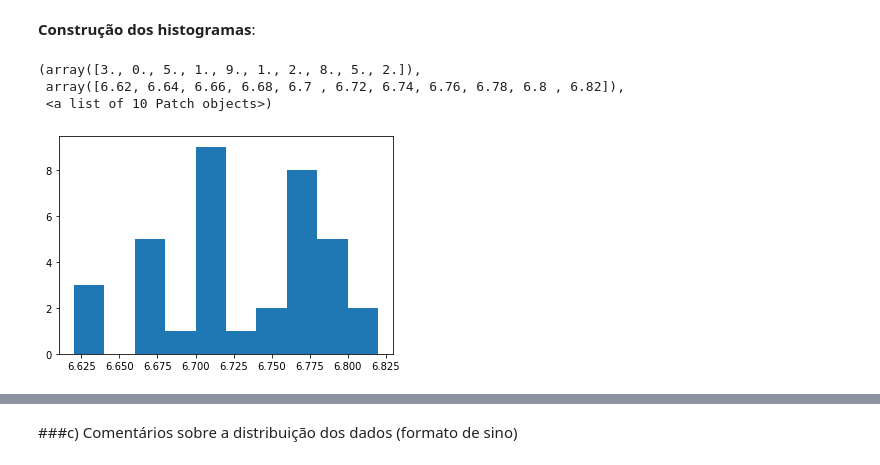
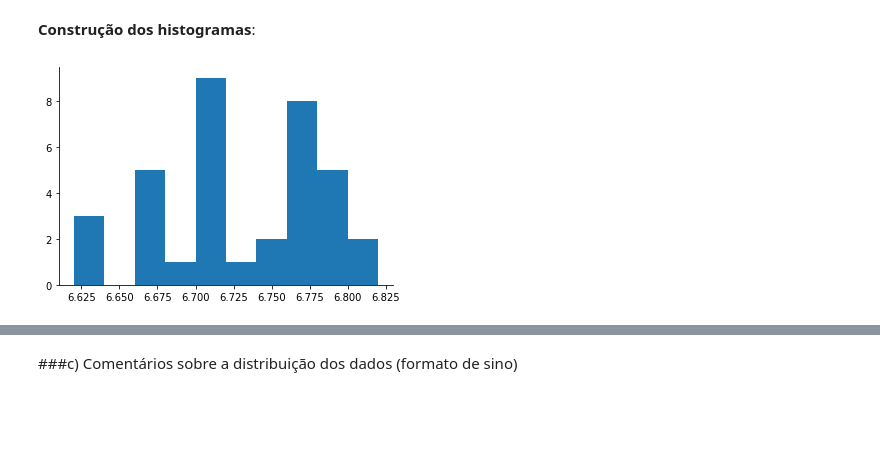
Before and after one commit to janiosl/python.ds, a Jupyter notebook: estatistica/me/estat_tarefa02.ipynb, the cells around one changed output, grey strips where cells are left out. Saved outputs shown, nothing was run; the diff lists cells and outputs as text; code cells hidden in the pictures; blank space fills up the shorter version.

```diff
--- a/estatistica/me/estat_tarefa02.ipynb
+++ b/estatistica/me/estat_tarefa02.ipynb
@@ -246,13 +251,14 @@ Desvio padrão amostral amostral: 0.054
 ###b) Histogramas de frequência relativa e impactos dos intervalos na informação visual
 # %% [markdown]
 **Construção dos histogramas**:
-# %%
-plt.hist(diametros)
-# %% [output]
-(array([3., 0., 5., 1., 9., 1., 2., 8., 5., 2.]),
- array([6.62, 6.64, 6.66, 6.68, 6.7 , 6.72, 6.74, 6.76, 6.78, 6.8 , 6.82]),
- <a list of 10 Patch objects>)
-[figure, removed]
+# %%
+plt.hist(diametros)
+sns.despine()
+
+out = 'tar02_q3b1_histograma.png'
+plt.savefig(out)
+# %% [output]
+[figure, added]
 # %%
 plt.hist(diametros,
          bins=7)
```
Also changed, not shown: parts of 10 cells of this notebook.
